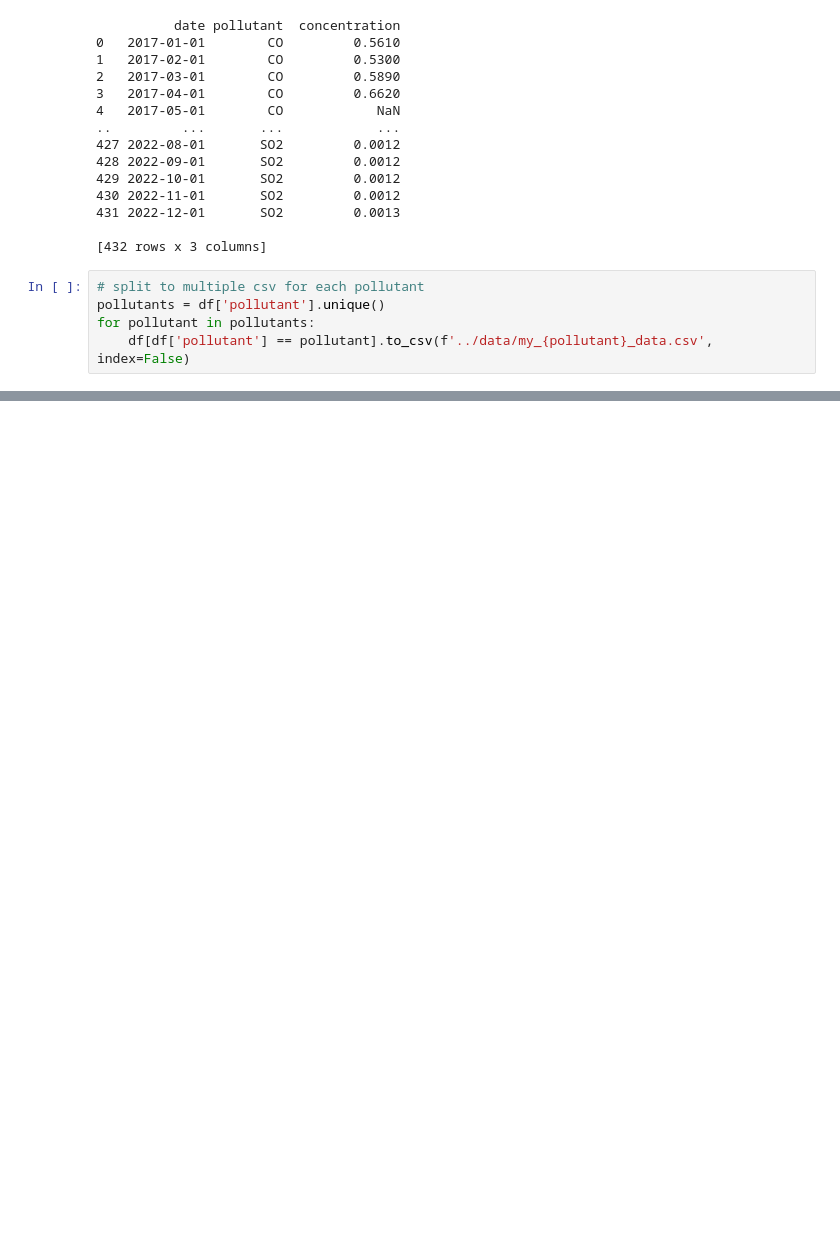
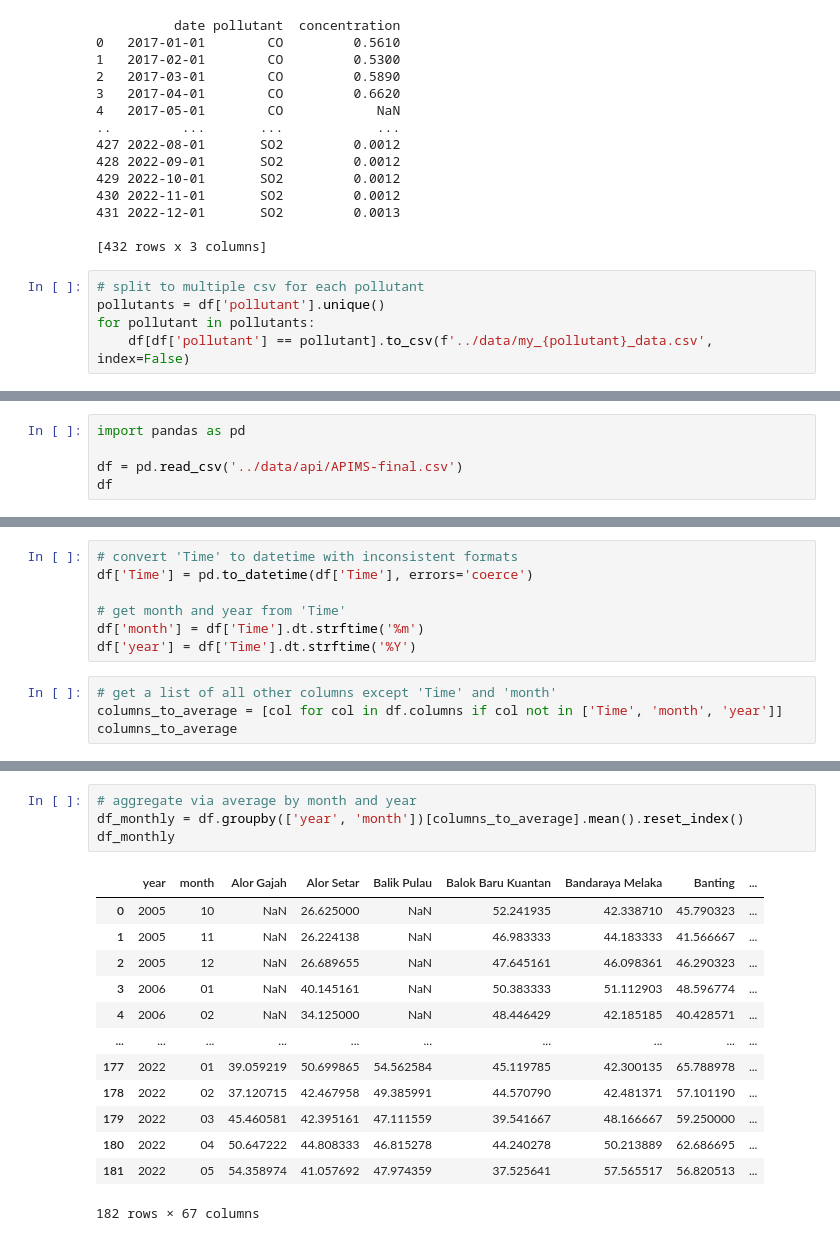
Before and after one commit to NotHLee/FIT3179_A2, a Jupyter notebook: data/cleaning.ipynb, the cells around one changed output, grey strips where cells are left out. Cells and saved outputs as stored; diff of their text form; blank space fills up the shorter version.

Commit message:
added aqi data from 2005-2022

```diff
--- a/data/cleaning.ipynb
+++ b/data/cleaning.ipynb
@@ -30,0 +35,5 @@ for pollutant in pollutants:
+# %%
+import pandas as pd
+
+df = pd.read_csv('../data/api/APIMS-final.csv')
+df
@@ -30,0 +78,11 @@ for pollutant in pollutants:
+# %%
+# convert 'Time' to datetime with inconsistent formats
+df['Time'] = pd.to_datetime(df['Time'], errors='coerce')
+
+# get month and year from 'Time'
+df['month'] = df['Time'].dt.strftime('%m')
+df['year'] = df['Time'].dt.strftime('%Y')
+# %%
+# get a list of all other columns except 'Time' and 'month'
+columns_to_average = [col for col in df.columns if col not in ['Time', 'month', 'year']]
+columns_to_average
@@ -30,0 +107,18 @@ for pollutant in pollutants:
+# %%
+# aggregate via average by month and year
+df_monthly = df.groupby(['year', 'month'])[columns_to_average].mean().reset_index()
+df_monthly
+# %% [output]
+|  | year | month | Alor Gajah | Alor Setar | Balik Pulau | Balok Baru Kuantan | Bandaraya Melaka | Banting | ... |
+| 0 | 2005 | 10 | NaN | 26.625000 | NaN | 52.241935 | 42.338710 | 45.790323 | ... |
+| 1 | 2005 | 11 | NaN | 26.224138 | NaN | 46.983333 | 44.183333 | 41.566667 | ... |
+| 2 | 2005 | 12 | NaN | 26.689655 | NaN | 47.645161 | 46.098361 | 46.290323 | ... |
+| 3 | 2006 | 01 | NaN | 40.145161 | NaN | 50.383333 | 51.112903 | 48.596774 | ... |
+| 4 | 2006 | 02 | NaN | 34.125000 | NaN | 48.446429 | 42.185185 | 40.428571 | ... |
+| ... | ... | ... | ... | ... | ... | ... | ... | ... | ... |
+| 177 | 2022 | 01 | 39.059219 | 50.699865 | 54.562584 | 45.119785 | 42.300135 | 65.788978 | ... |
+| 178 | 2022 | 02 | 37.120715 | 42.467958 | 49.385991 | 44.570790 | 42.481371 | 57.101190 | ... |
+| 179 | 2022 | 03 | 45.460581 | 42.395161 | 47.111559 | 39.541667 | 48.166667 | 59.250000 | ... |
+| 180 | 2022 | 04 | 50.647222 | 44.808333 | 46.815278 | 44.240278 | 50.213889 | 62.686695 | ... |
+| 181 | 2022 | 05 | 54.358974 | 41.057692 | 47.974359 | 37.525641 | 57.565517 | 56.820513 | ... |
+182 rows × 67 columns
```
Also changed, not shown: parts of 11 cells of this notebook, 5 other files.
